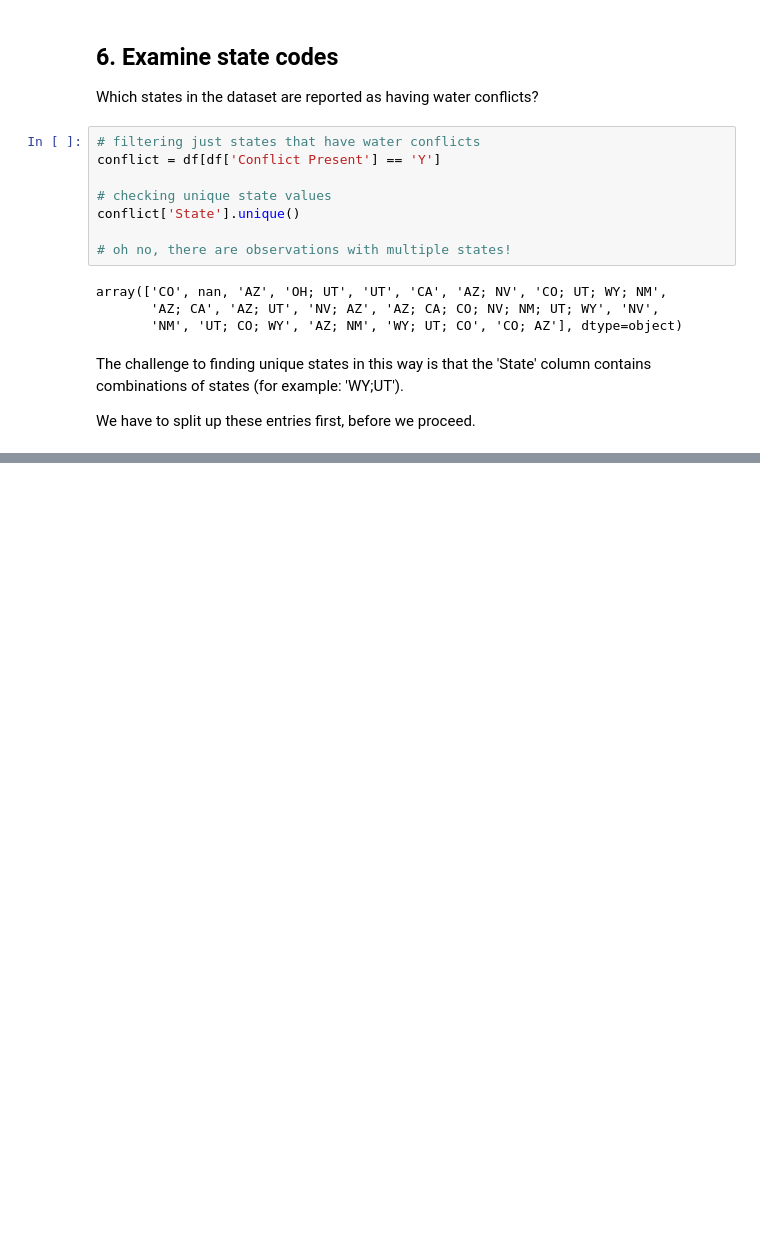
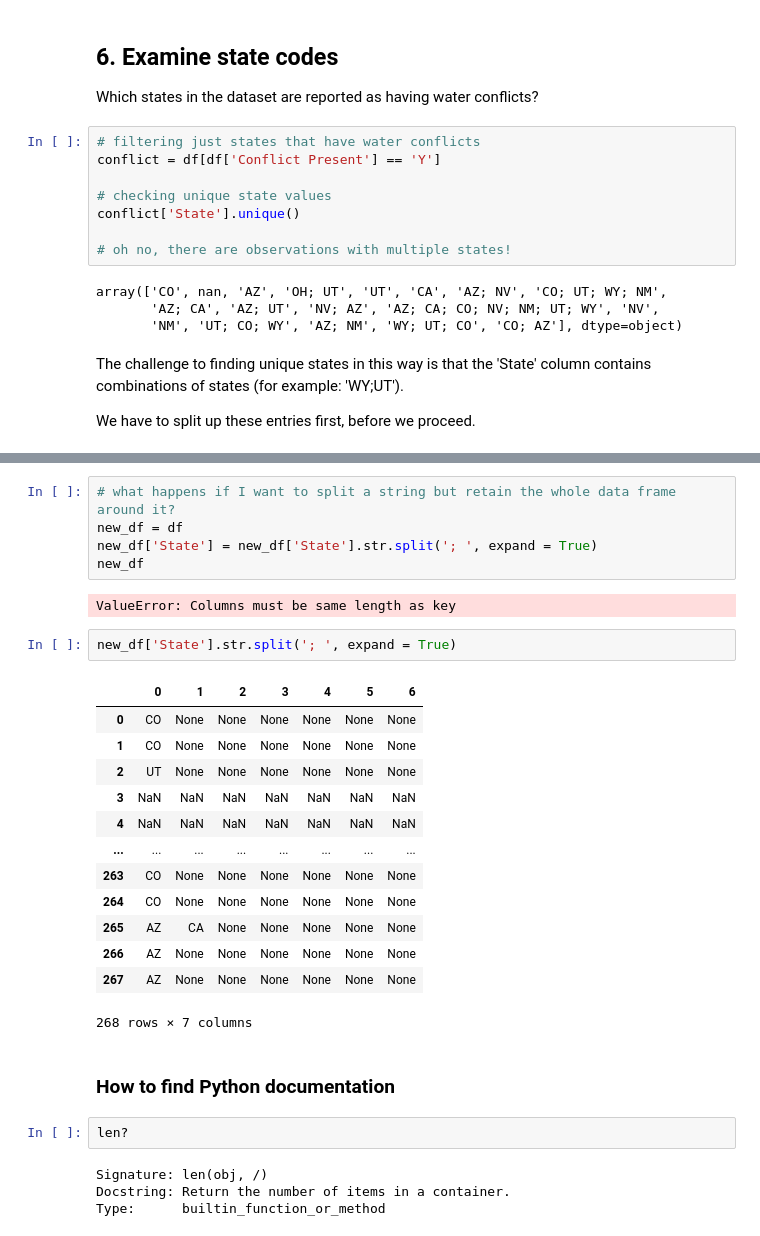
Before and after one commit to sofiasarak/eds220-sections, a Jupyter notebook: section-2-co-basin-water-conflicts.ipynb, the cells around one changed output, grey strips where cells are left out. Cells and saved outputs as stored; diff of their text form; blank space fills up the shorter version.

```diff
--- a/section-2-co-basin-water-conflicts.ipynb
+++ b/section-2-co-basin-water-conflicts.ipynb
@@ -117,0 +150,31 @@ array(['CO', 'AZ', 'OH', 'UT', 'CA', 'NV', 'WY', 'NM'], dtype=object)
+# %%
+# what happens if I want to split a string but retain the whole data frame around it?
+new_df = df
+new_df['State'] = new_df['State'].str.split('; ', expand = True)
+new_df
+# %% [output]
+ValueError: Columns must be same length as key
+# %%
+new_df['State'].str.split('; ', expand = True)
+# %% [output]
+|  | 0 | 1 | 2 | 3 | 4 | 5 | 6 |
+| 0 | CO | None | None | None | None | None | None |
+| 1 | CO | None | None | None | None | None | None |
+| 2 | UT | None | None | None | None | None | None |
+| 3 | NaN | NaN | NaN | NaN | NaN | NaN | NaN |
+| 4 | NaN | NaN | NaN | NaN | NaN | NaN | NaN |
+| ... | ... | ... | ... | ... | ... | ... | ... |
+| 263 | CO | None | None | None | None | None | None |
+| 264 | CO | None | None | None | None | None | None |
+| 265 | AZ | CA | None | None | None | None | None |
+| 266 | AZ | None | None | None | None | None | None |
+| 267 | AZ | None | None | None | None | None | None |
+268 rows × 7 columns
+# %% [markdown]
+### How to find Python documentation
+# %%
+len?
+# %% [output]
+Signature: len(obj, /)
+Docstring: Return the number of items in a container.
+Type:      builtin_function_or_method
```
Also changed, not shown: parts of 10 cells of this notebook.
